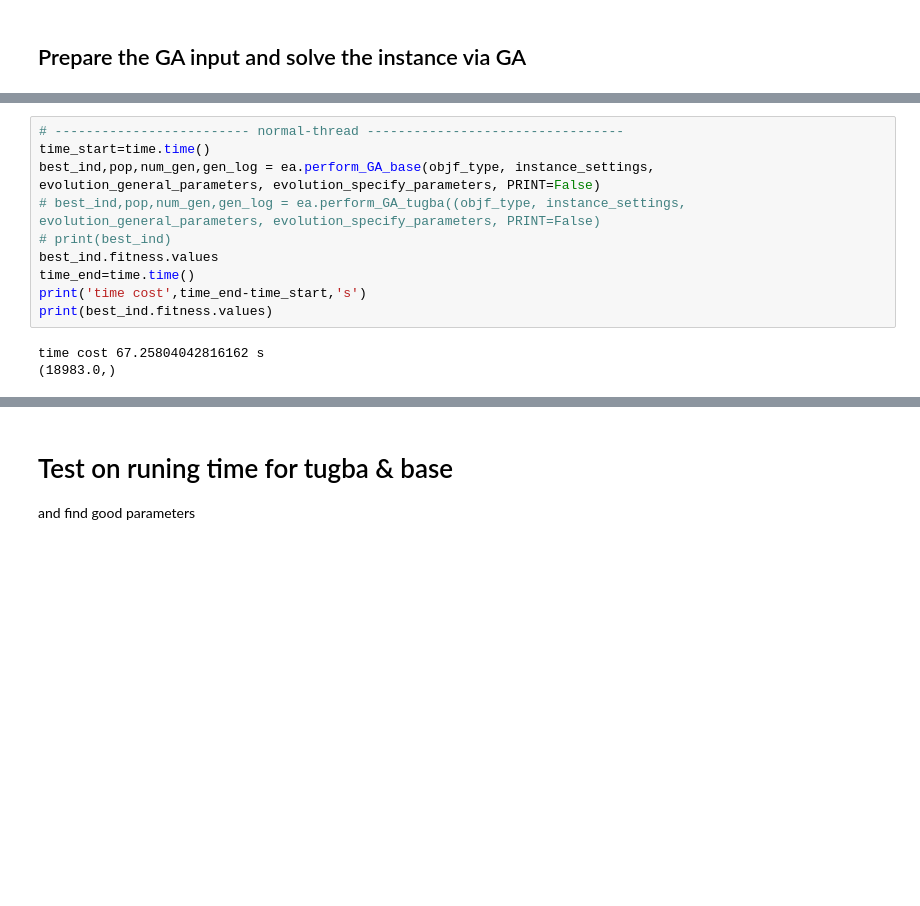
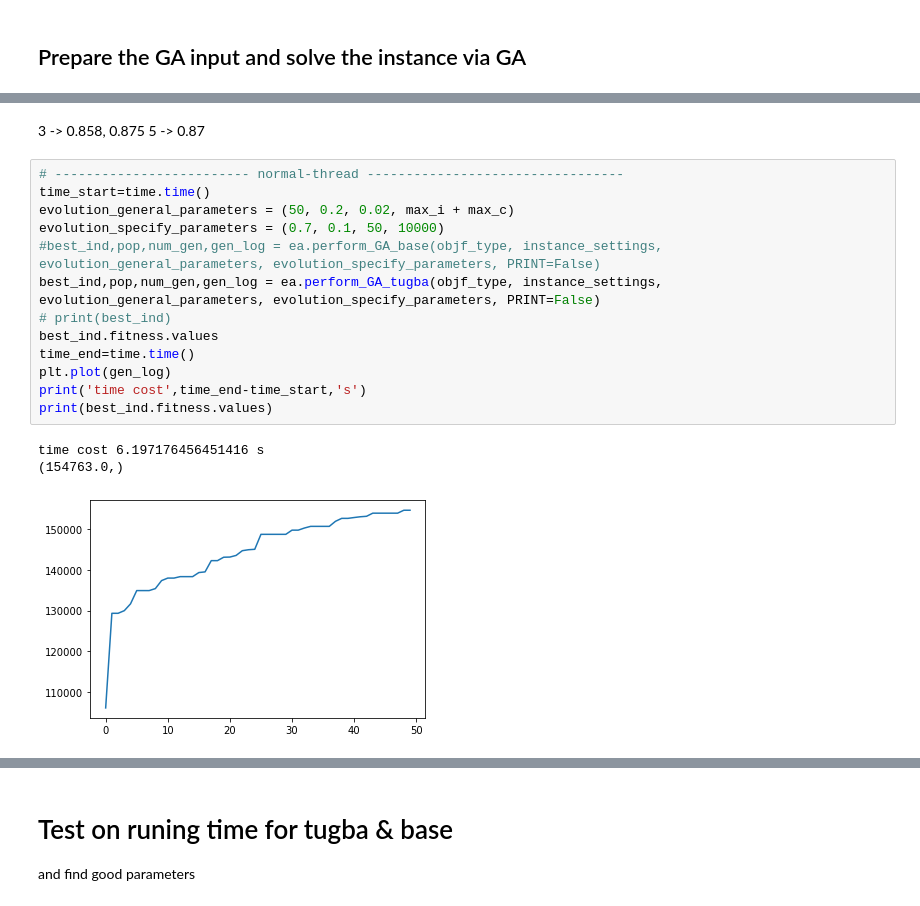
Before and after one commit to jekim526/IE-541-Project, a Jupyter notebook: GA_playground_Test_and_Debug.ipynb, the cells around one changed output, grey strips where cells are left out. Saved outputs shown, nothing was run; the diff lists cells and outputs as text; blank space fills up the shorter version.

```diff
--- a/GA_playground_Test_and_Debug.ipynb
+++ b/GA_playground_Test_and_Debug.ipynb
@@ -104,13 +117,20 @@ time cost 68.41625380516052 s
+# %% [markdown]
+3 -> 0.858, 0.875
+5 -> 0.87
 # %%
 # ------------------------- normal-thread ---------------------------------
 time_start=time.time()
-best_ind,pop,num_gen,gen_log = ea.perform_GA_base(objf_type, instance_settings, evolution_general_parameters, evolution_specify_parameters, PRINT=False)
-# best_ind,pop,num_gen,gen_log = ea.perform_GA_tugba((objf_type, instance_settings, evolution_general_parameters, evolution_specify_parameters, PRINT=False)
+evolution_general_parameters = (50, 0.2, 0.02, max_i + max_c)
+evolution_specify_parameters = (0.7, 0.1, 50, 10000)
+#best_ind,pop,num_gen,gen_log = ea.perform_GA_base(objf_type, instance_settings, evolution_general_parameters, evolution_specify_parameters, PRINT=False)
+best_ind,pop,num_gen,gen_log = ea.perform_GA_tugba(objf_type, instance_settings, evolution_general_parameters, evolution_specify_parameters, PRINT=False)
 # print(best_ind)
 best_ind.fitness.values
 time_end=time.time()
+plt.plot(gen_log)
 print('time cost',time_end-time_start,'s')
 print(best_ind.fitness.values)
 # %% [output]
-time cost 67.25804042816162 s
-(18983.0,)
+time cost 6.197176456451416 s
+(154763.0,)
+[figure, added]
```
Also changed, not shown: parts of 8 cells of this notebook, 11 other files.
